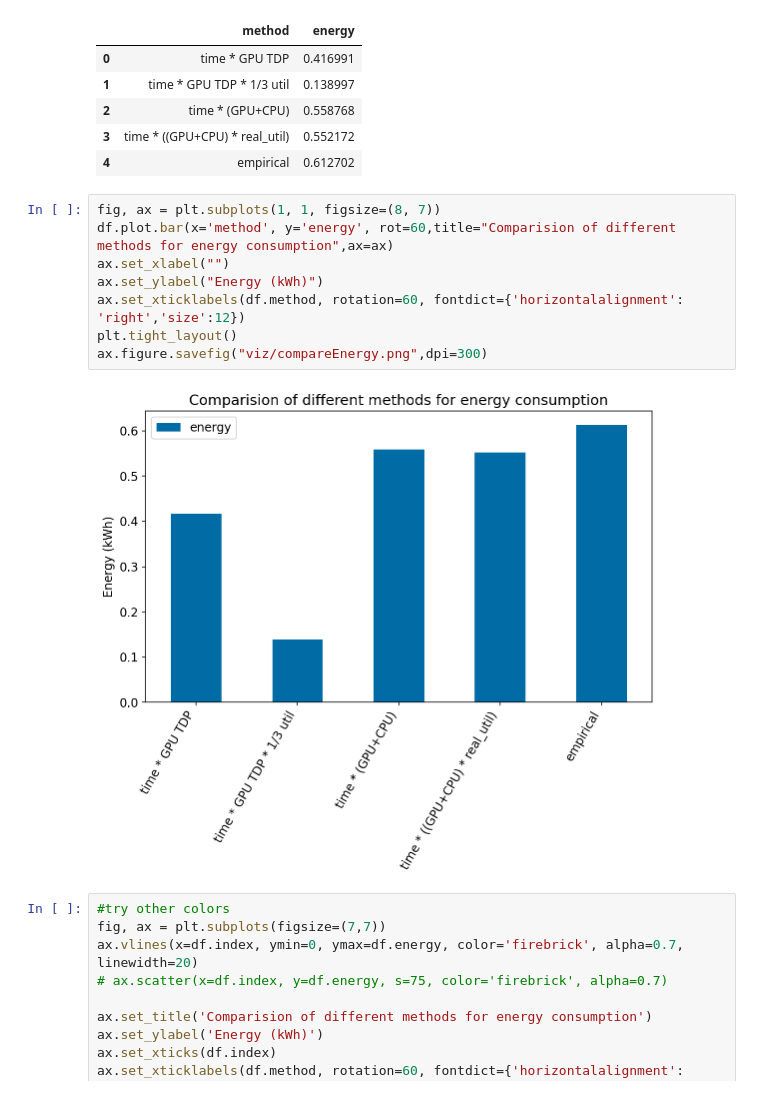
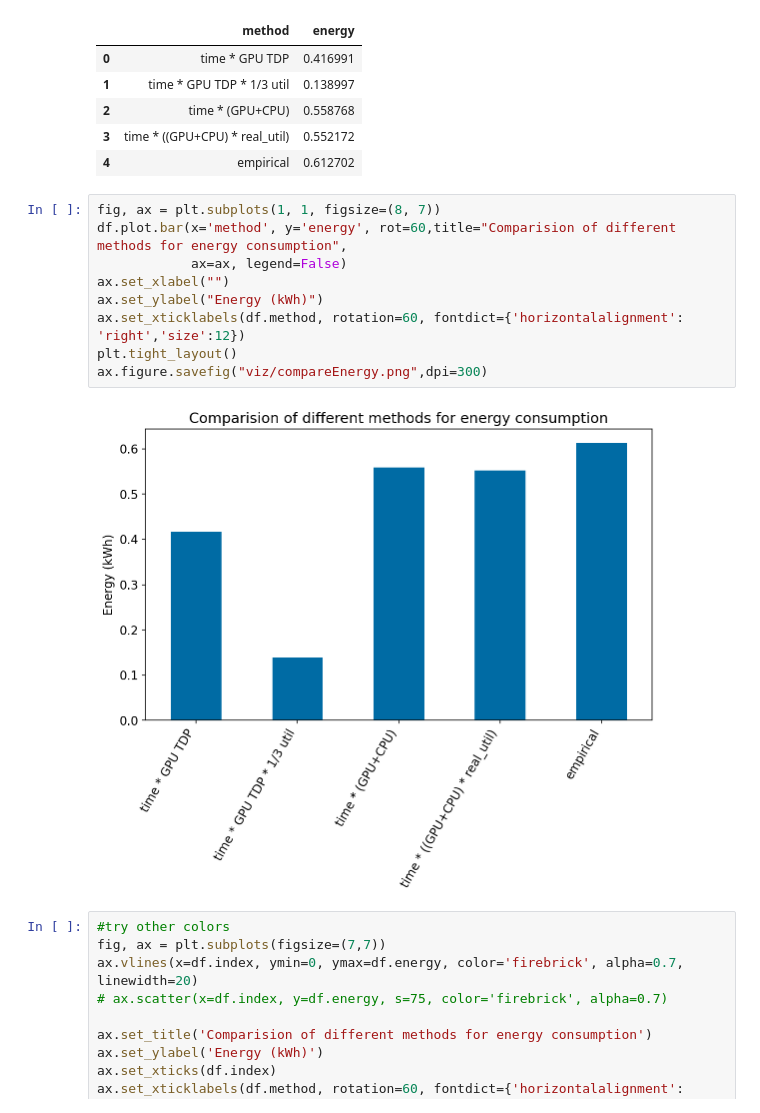
Before and after one commit to MScDissertation/NLP, a Jupyter notebook: CompareTimeModels.ipynb, the cells around one changed output. Saved outputs shown, nothing was run; the diff lists cells and outputs as text.

```diff
--- a/CompareTimeModels.ipynb
+++ b/CompareTimeModels.ipynb
@@ -62,14 +62,15 @@ df.head()
 | 4 | empirical | 0.612702 |
 # %%
 fig, ax = plt.subplots(1, 1, figsize=(8, 7))
-df.plot.bar(x='method', y='energy', rot=60,title="Comparision of different methods for energy consumption",ax=ax)
+df.plot.bar(x='method', y='energy', rot=60,title="Comparision of different methods for energy consumption",
+            ax=ax, legend=False)
 ax.set_xlabel("")
 ax.set_ylabel("Energy (kWh)")
 ax.set_xticklabels(df.method, rotation=60, fontdict={'horizontalalignment': 'right','size':12})
 plt.tight_layout()
 ax.figure.savefig("viz/compareEnergy.png",dpi=300)
 # %% [output]
-[figure, old version]
+[figure, new version]
 # %%
 #try other colors
 fig, ax = plt.subplots(figsize=(7,7))
```
Also changed, not shown: parts of 17 cells of this notebook, 19 other files.
